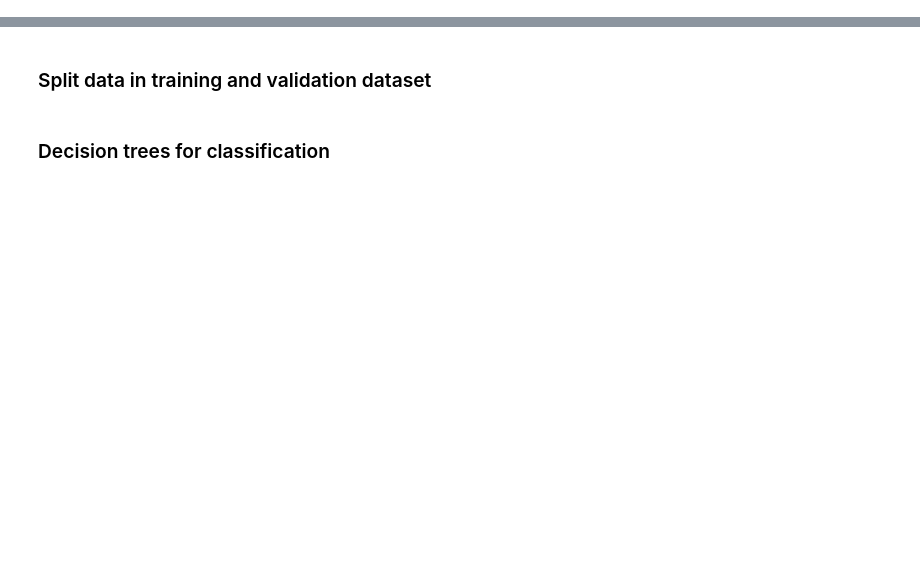
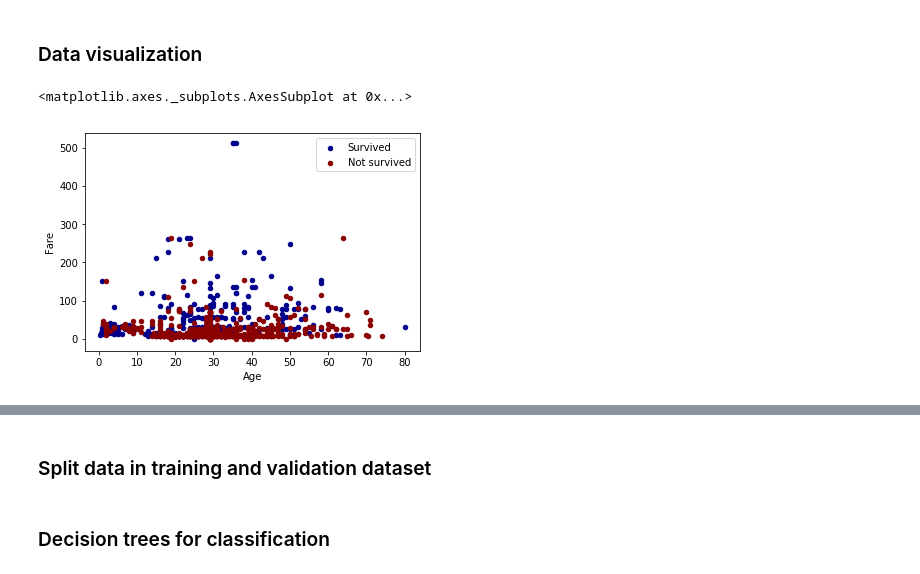
Before and after one commit to asakhnenko/ML-finger-exercises, a Jupyter notebook: Titanic.ipynb, the cells around one changed output, grey strips where cells are left out. Cells and saved outputs as stored; diff of their text form; code cells hidden in the pictures; blank space fills up the shorter version.

```diff
--- a/Titanic.ipynb
+++ b/Titanic.ipynb
@@ -18,0 +26,11 @@ dataset.head(3)
+# %% [markdown]
+### Data visualization
+# %%
+survivors = dataset[dataset['Survived'] == 1]
+non_survivors = dataset[dataset['Survived'] == 0]
+
+ax = survivors.plot.scatter(x='Age', y='Fare', color='DarkBlue', label='Survived')
+non_survivors.plot.scatter(x='Age', y='Fare', color='DarkRed', label='Not survived', ax=ax)
+# %% [output]
+<matplotlib.axes._subplots.AxesSubplot at 0x...>
+[figure, added]
```
Also changed, not shown: parts of 9 cells of this notebook.
